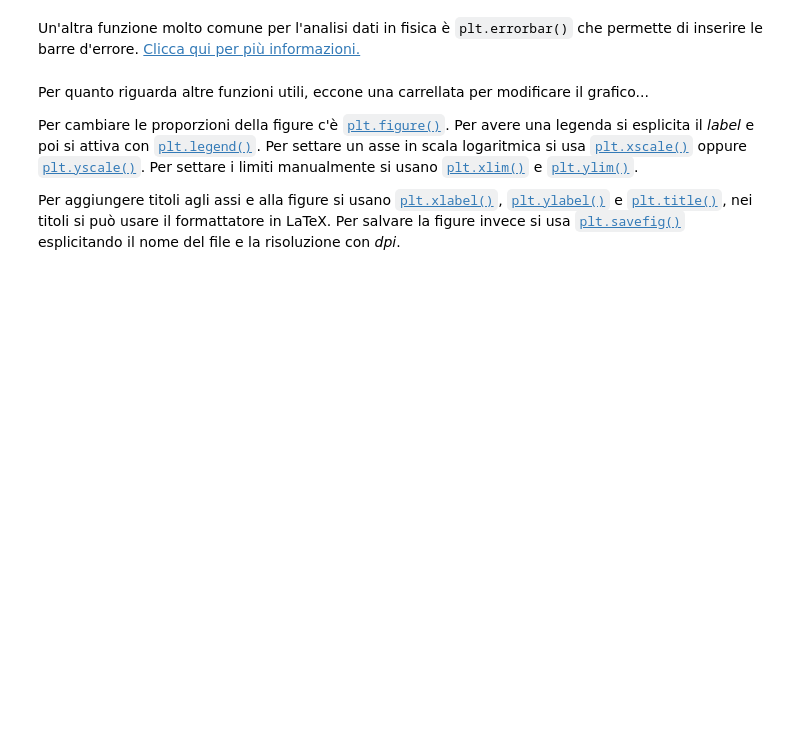
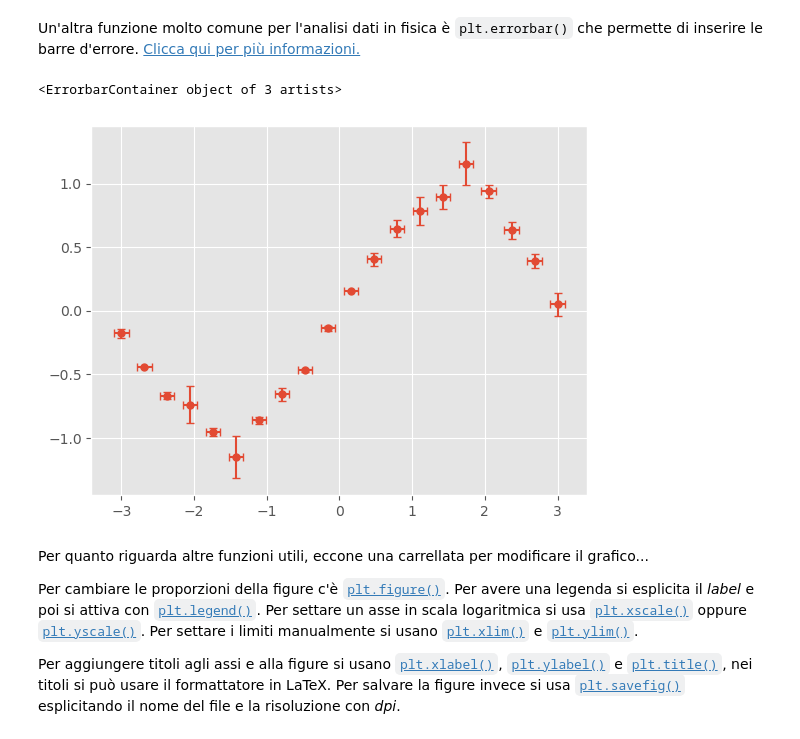
Before and after one commit to alex180500/aisf-corso-python, a Jupyter notebook: intro_python_2.ipynb, the cells around one changed output. Saved outputs shown, nothing was run; the diff lists cells and outputs as text; code cells hidden in the pictures; blank space fills up the shorter version.

```diff
--- a/intro_python_2.ipynb
+++ b/intro_python_2.ipynb
@@ -49,3 +47,10 @@ Un'altra funzione molto comune per l'analisi dati in fisica è `plt.errorbar()`
+# %%
+y_err = np.abs(y_scat - np.sin(x_scat))
+
+plt.errorbar(x_scat, y_scat, yerr=y_err, xerr=0.1, fmt="o", ms=5, capsize=3)
+# %% [output]
+<ErrorbarContainer object of 3 artists>
+[figure, added]
 # %% [markdown]
 Per quanto riguarda altre funzioni utili, eccone una carrellata per modificare il grafico...
 
```
Also changed, not shown: parts of 69 cells of this notebook, 5 other files.
